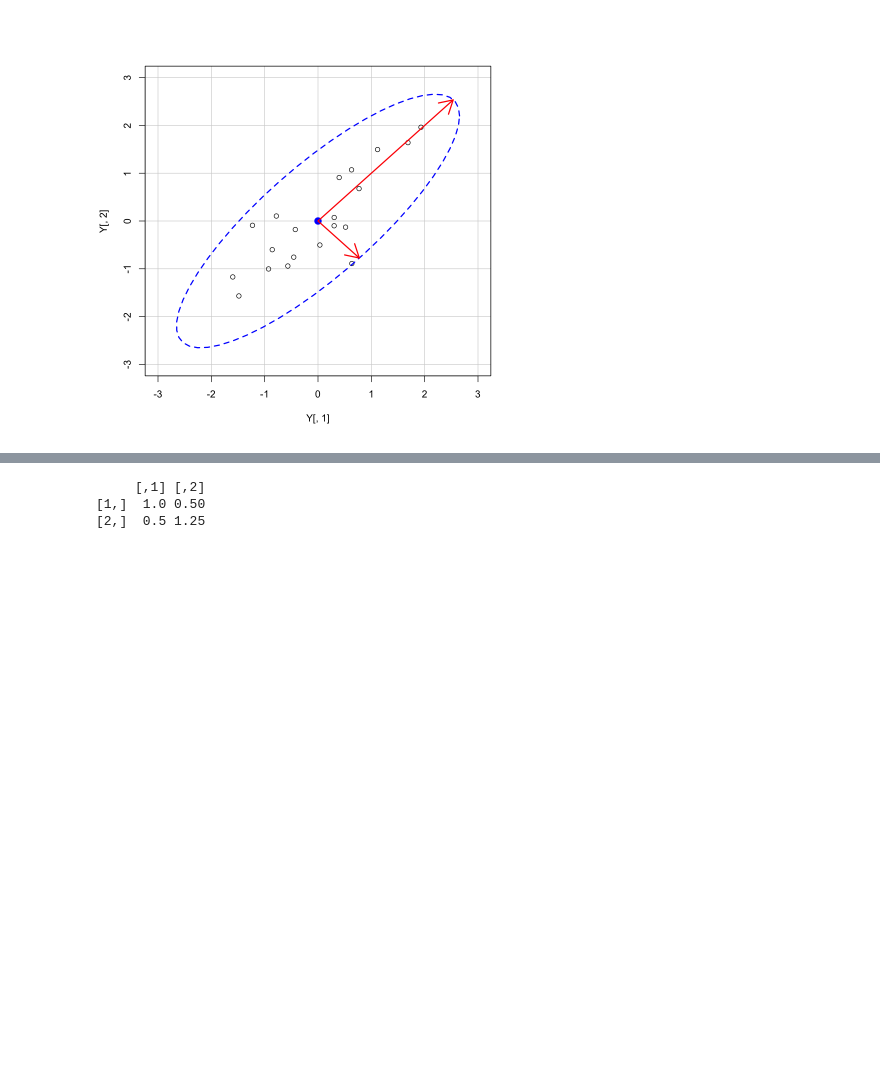
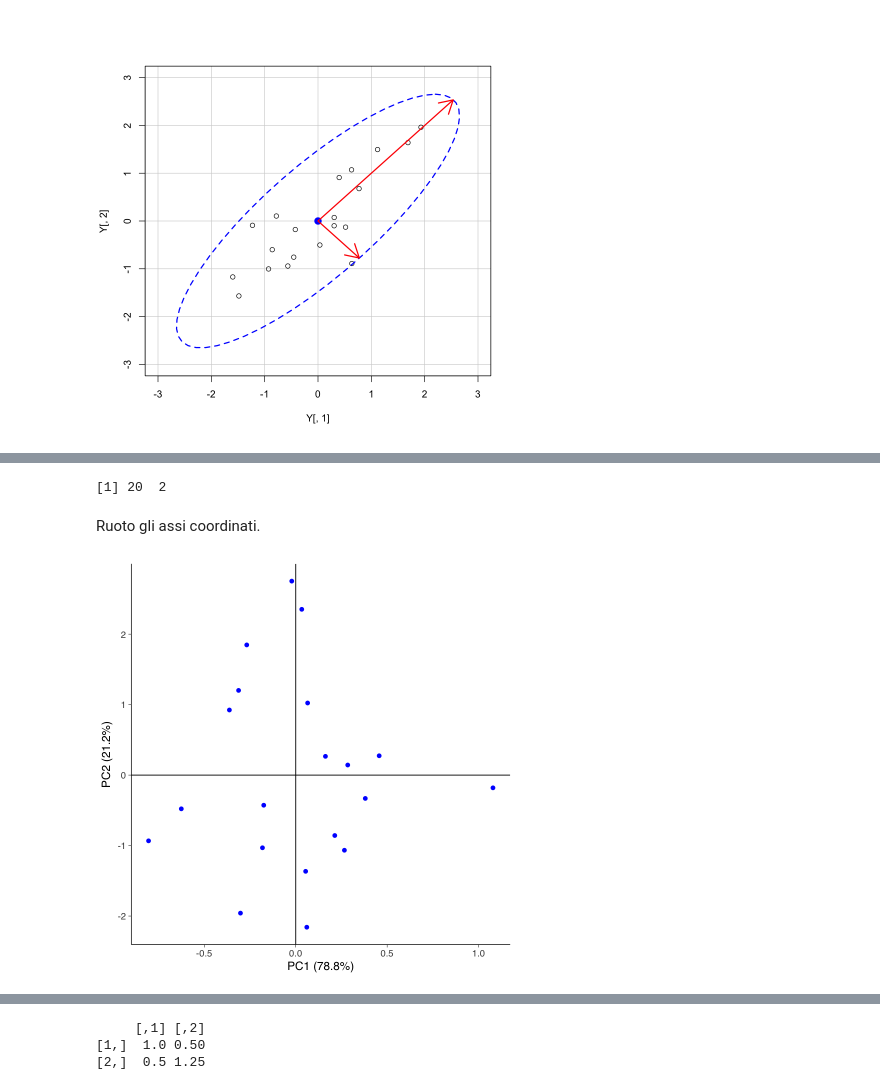
Before and after one commit to ccaudek/psy_test, a Jupyter notebook: _build/jupyter_execute/_appendix/a4_linear_alg.ipynb, the cells around one changed output, grey strips where cells are left out. Saved outputs shown, nothing was run; the diff lists cells and outputs as text; code cells hidden in the pictures; blank space fills up the shorter version.

```diff
--- a/_build/jupyter_execute/_appendix/a4_linear_alg.ipynb
+++ b/_build/jupyter_execute/_appendix/a4_linear_alg.ipynb
@@ -1483,0 +1504,19 @@ arrows(
+# %%
+d <- data.frame(tibble(zx = scale(x), zy= scale(y)))  %>% as.matrix()
+dim(d)
+# %% [output]
+[1] 20  2
+# %% [markdown]
+Ruoto gli assi coordinati.
+# %%
+data_set_3 <- d %*% solve(ee$vectors) # Inverse of eigenvectors matrix
+# %%
+# Scatter showing the rotation
+ggplot(data.frame(data_set_3), aes(X1, X2)) +
+  geom_point(color = "blue", size = 2) +
+  geom_vline(xintercept = 0, linewidth = .5) +
+  geom_hline(yintercept = 0, linewidth = .5) +
+  xlab("PC1 (78.8%)") +
+  ylab("PC2 (21.2%)")
+# %% [output]
+[figure, added]
```
Also changed, not shown: parts of 21 cells of this notebook, 10 other files.
